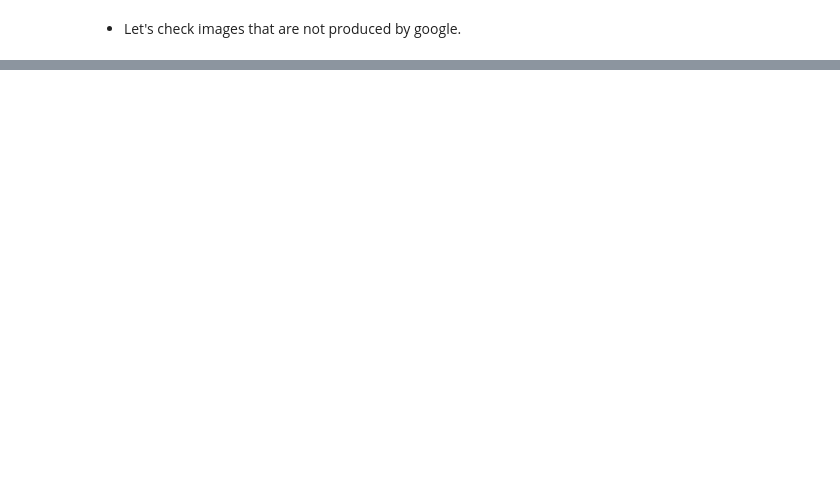
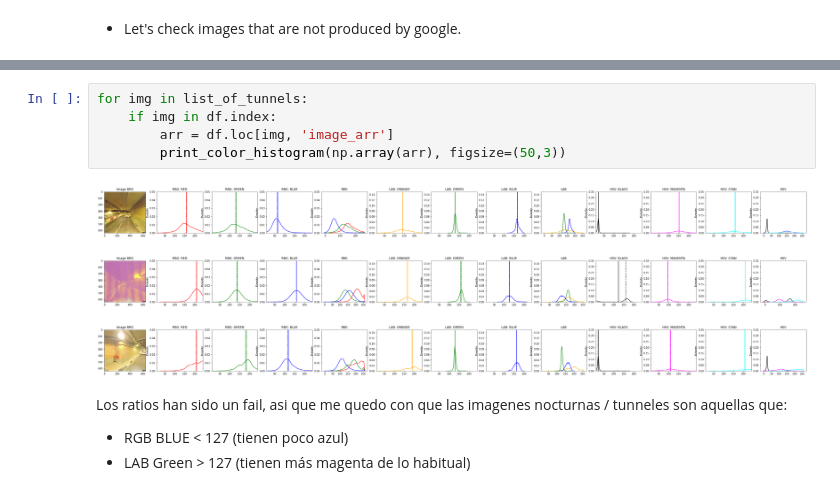
Before and after one commit to LAMDAMielgo/SatAi_BicycleFriendlyPath, a Jupyter notebook: img_prep/img_synthesis.ipynb, the cells around one changed output, grey strips where cells are left out. Saved outputs shown, nothing was run; the diff lists cells and outputs as text; blank space fills up the shorter version.

```diff
--- a/img_prep/img_synthesis.ipynb
+++ b/img_prep/img_synthesis.ipynb
@@ -301,0 +386,13 @@ meta.head(1)
+# %%
+for img in list_of_tunnels:
+    if img in df.index:
+        arr = df.loc[img, 'image_arr']
+        print_color_histogram(np.array(arr), figsize=(50,3))
+# %% [output]
+[figure, added]
+[figure, added]
+[figure, added]
+# %% [markdown]
+Los ratios han sido un fail, asi que me quedo con que las imagenes nocturnas / tunneles son aquellas que:
+* RGB BLUE < 127  (tienen poco azul)
+* LAB Green > 127 (tienen más magenta de lo habitual)
```
Also changed, not shown: parts of 92 cells of this notebook, 2 other files.
